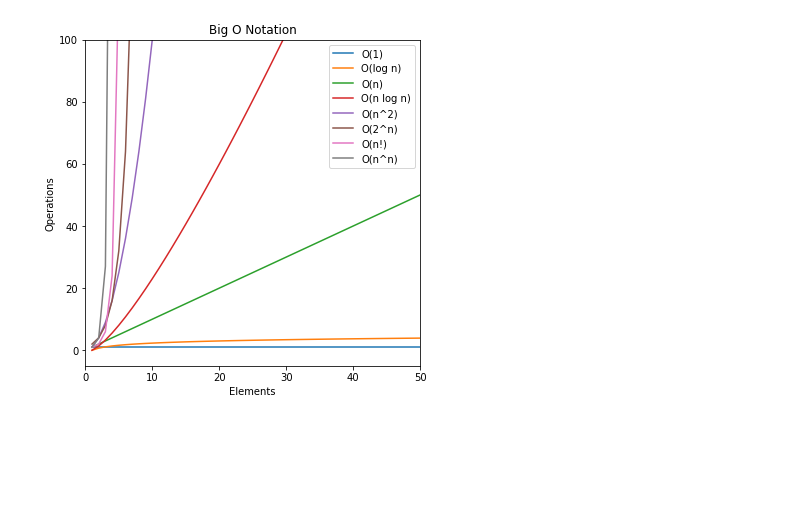
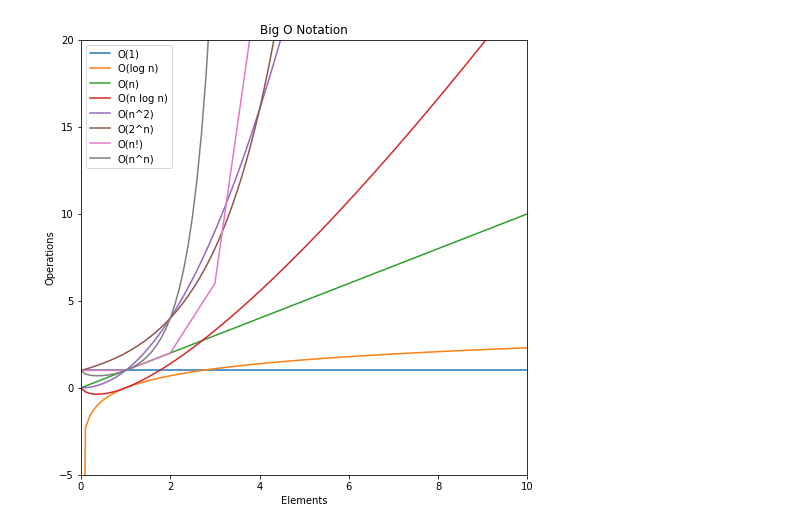
Before and after one commit to KyleTaylorGreen/numpy-pandas-visualization-exercises, a Jupyter notebook: big_o_notation.ipynb, the cells around one changed output. Drawn from its saved outputs; the diff is of its cells as text; code cells hidden in the pictures; blank space fills up the shorter version.

```diff
--- a/big_o_notation.ipynb
+++ b/big_o_notation.ipynb
@@ -1,31 +1,39 @@
 # %%
 import matplotlib.pyplot as plt
 import math
 
-plt.figure(figsize=(6,6))
+plt.figure(figsize=(8,8))
 
 plt.title('Big O Notation')
 plt.xlabel('Elements')
 plt.ylabel('Operations')
 
-xvalue = [x for x in range(1, 100)]
+xvalue = []
+x = 0.00000000001
+while x < 1000:
+    xvalue.append(x*.1)
+    x += 1
 ylist = [
         [0 * n + 1 for n in xvalue], 'O(1)',
         [math.log(n) for n in xvalue], "O(log n)",
         [n for n in xvalue],  "O(n)",
         [n * math.log(n) for n in xvalue], "O(n log n)",
         [n ** 2 for n in xvalue], "O(n^2)",
         [2 ** n for n in xvalue], "O(2^n)",
-        [math.factorial(n) for n in xvalue], "O(n!)",
+        [math.factorial(int(round(n))) for n in range(15)], "O(n!)",
         [n ** n for n in xvalue], "O(n^n)"
 ]
 
-plt.ylim(-5, 100)
-plt.xlim(0, 50)
+plt.ylim(-5, 20)
+plt.xlim(0, 10)
 for x in range(1, len(ylist), 2):
-    plt.plot(xvalue, ylist[x-1], label = ylist[x])
+    if ylist[x] == 'O(n!)':
+        plt.plot([x for x in range(15)], ylist[x-1], label = ylist[x])
+    else:
+        plt.plot(xvalue, ylist[x-1], label = ylist[x])
+
 
 plt.legend()
 plt.show()
 # %% [output]
-[figure, old version]
+[figure, new version]
```
Also changed, not shown: 2 other files.
